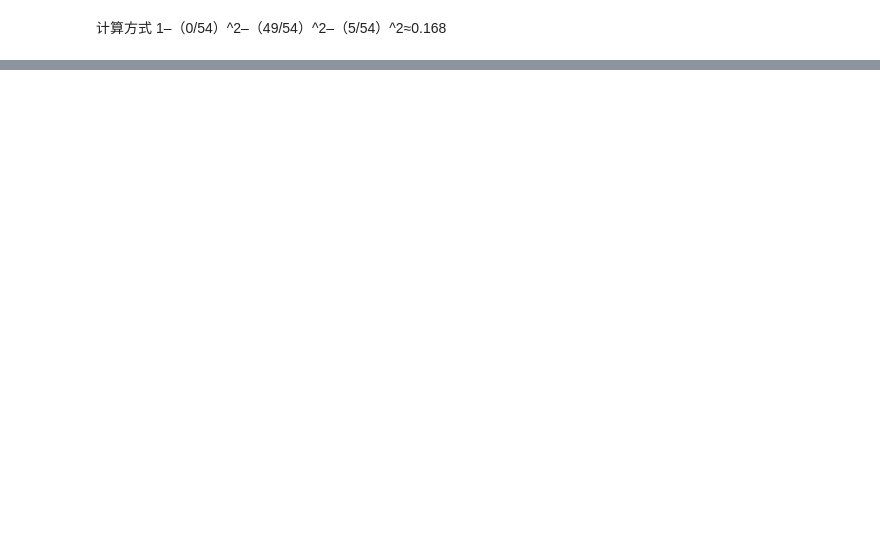
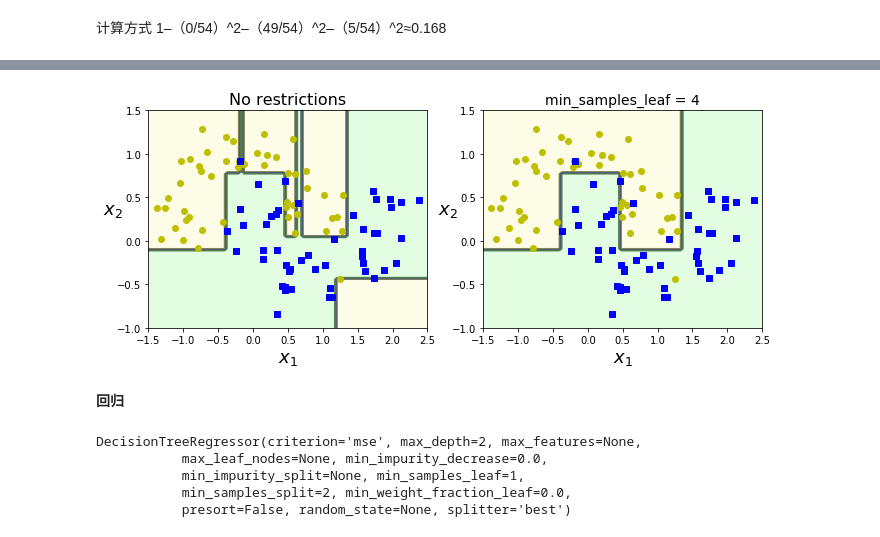
Before and after one commit to lambdamax/notebook, a Jupyter notebook: sklearn/DecisionTree.ipynb, the cells around one changed output, grey strips where cells are left out. Cells and saved outputs as stored; diff of their text form; code cells hidden in the pictures; blank space fills up the shorter version.

Commit message:
update decision_tree

```diff
--- a/sklearn/DecisionTree.ipynb
+++ b/sklearn/DecisionTree.ipynb
@@ -41,0 +133,10 @@ def image_path(fig_id):
+# %%
+from sklearn.datasets import make_moons
+Xm, ym = make_moons(n_samples=100, noise=0.25, random_state=53)
+
+print(ym)
+
+deep_tree_clf1 = DecisionTreeClassifier(random_state=42)
+deep_tree_clf2 = DecisionTreeClassifier(min_samples_leaf=4, random_state=42)
+deep_tree_clf1.fit(Xm, ym)
+deep_tree_clf2.fit(Xm, ym)
@@ -41,0 +153,14 @@ def image_path(fig_id):
+# %%
+plt.figure(figsize=(11, 4))
+plt.subplot(121)
+plot_decision_boundary(deep_tree_clf1, Xm, ym, axes=[-1.5, 2.5, -1, 1.5], iris=False)
+plt.title("No restrictions", fontsize=16)
+plt.subplot(122)
+plot_decision_boundary(deep_tree_clf2, Xm, ym, axes=[-1.5, 2.5, -1, 1.5], iris=False)
+plt.title("min_samples_leaf = {}".format(deep_tree_clf2.min_samples_leaf), fontsize=14)
+
+plt.show()
+# %% [output]
+[figure, added]
+# %% [markdown]
+**回归**
@@ -41,0 +174,11 @@ def image_path(fig_id):
+# %%
+from sklearn.tree import DecisionTreeRegressor
+
+tree_reg = DecisionTreeRegressor(max_depth=2)
+tree_reg.fit(X, y)
+# %% [output]
+DecisionTreeRegressor(criterion='mse', max_depth=2, max_features=None,
+           max_leaf_nodes=None, min_impurity_decrease=0.0,
+           min_impurity_split=None, min_samples_leaf=1,
+           min_samples_split=2, min_weight_fraction_leaf=0.0,
+           presort=False, random_state=None, splitter='best')
```
Also changed, not shown: parts of 17 cells of this notebook, 3 other files.
